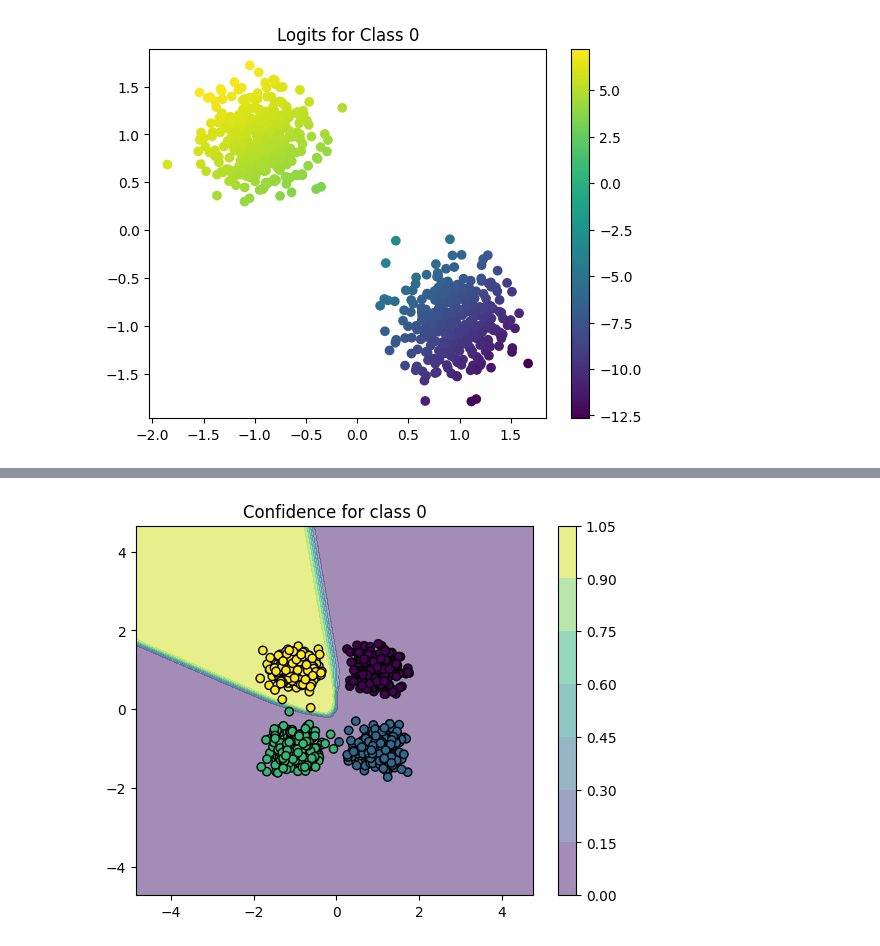
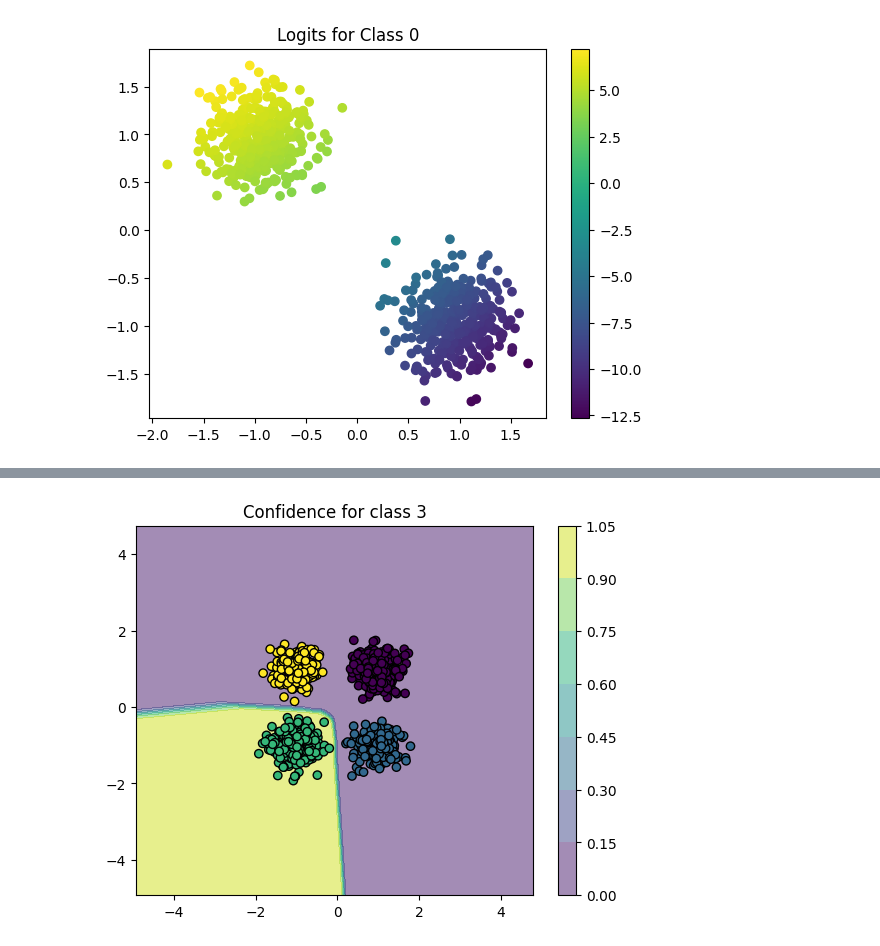
Before and after one commit to CristianManta/classifier-recovery, a Jupyter notebook: gmm-classifier.ipynb, the cells around one changed output, grey strips where cells are left out. Drawn from its saved outputs; the diff is of its cells as text; code cells hidden in the pictures.

```diff
--- a/gmm-classifier.ipynb
+++ b/gmm-classifier.ipynb
@@ -235,7 +235,7 @@ for epoch in range(epochs):
 
     if epoch % 100 == 0:
         print(f'Epoch {epoch+1}/{epochs}, Loss: {loss.item():.4f}')
-torch.save(model.state_dict(), 'GMMMLP-weights-isotropic-4-components.pth')
+# torch.save(model.state_dict(), 'GMMMLP-weights-isotropic-4-components.pth')
 
 
 # Model Evaluation
@@ -270,7 +270,7 @@ def plot_decision_boundary(model, X, y):
 def plot_confidence_prob(model, X, y):
     """Plots confidence score
     """
-    cls = 0
+    cls = 3
     band = 3
 
     x_min, x_max = X[:, 0].min() - band, X[:, 0].max() + band
@@ -315,2 +315,2 @@ Epoch 401/500, Loss: 0.0003
 Training Accuracy: 100.00%
-[figure, old version]
+[figure, new version]
```
Also changed, not shown: parts of 2 cells of this notebook, 1 other file.
